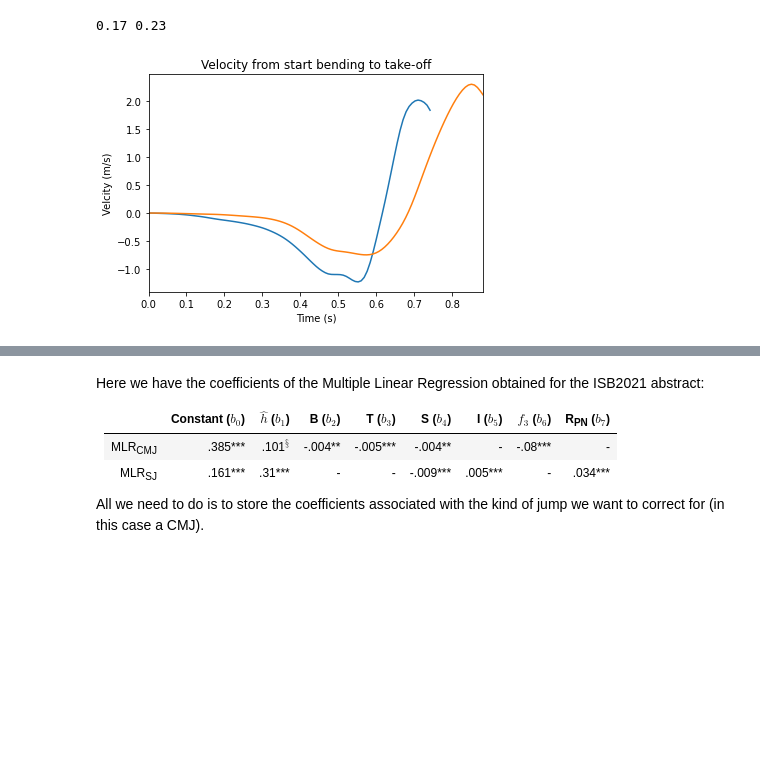
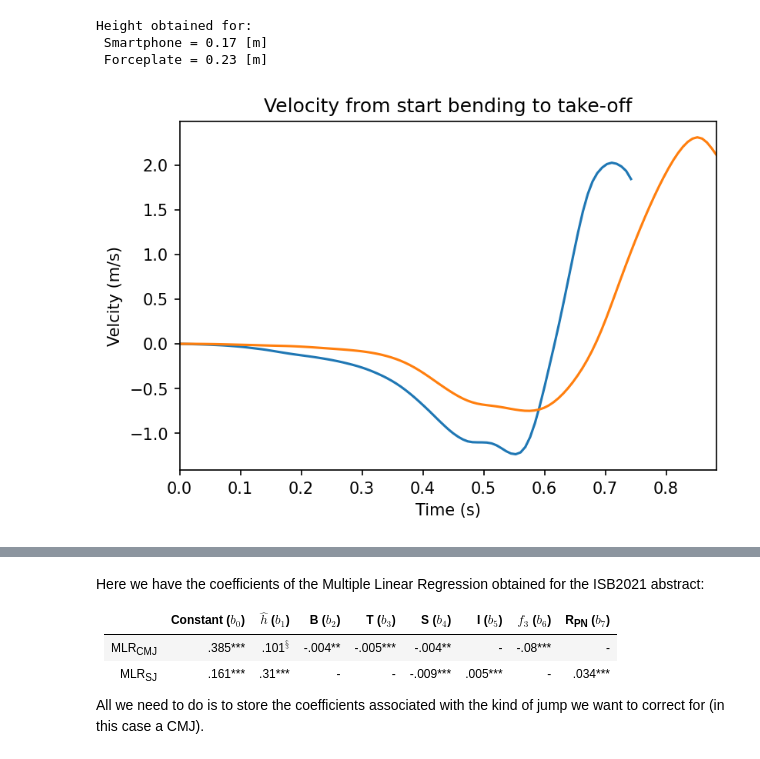
Before and after one commit to Maskul93/MLR_ISB2021, a Jupyter notebook: main.ipynb, the cells around one changed output, grey strips where cells are left out. Cells and saved outputs as stored; diff of their text form; code cells hidden in the pictures; blank space fills up the shorter version.

```diff
--- a/main.ipynb
+++ b/main.ipynb
@@ -181,3 +215,17 @@ def align_to_WRF(q, acc):
+# %%
+# Take-Off Velocity method for h computation
+def get_height(a_glob, sb, to, fs, plot):
+    L = to - sb    # Length of the acceleration to be considered
+    t = np.linspace(0, L/fs, num = L)    # Create the linspace time vector for the integration
+    v = integrate.cumtrapz(a_glob[sb:to], t, initial=0)    # Perform the integration
+
+    if plot == 1:
+        fig = plt.figure(1)
+        fig.dpi = 150
+        plt.plot(t,v)
+        plt.xlim([0,L/fs]), plt.title("Velocity from start bending to take-off"), plt.xlabel("Time (s)"), plt.ylabel("Velcity (m/s)")
+
+    return( ( 0.5 * np.square(v[-1]) ) / g )
 # %%
 ## -- Global Variables
 fs = 128
@@ -187,22 +235,24 @@ sb_sp, to_sp = 172, 267    # Start Bending and Take-Off time instant for smartph
 sb_fp, to_fp = 161, 274    # Start Bending and Take-Off time instant for forceplatform
 # %%
 ## -- Load the jump -- ##
-x = pd.read_csv('./data/cmj_smartphone.csv')
-xx = pd.read_csv('./data/cmj_forceplate.csv')
-a_fp = pd.DataFrame.to_numpy(xx['ay'])
+x1 = pd.read_csv('./data/cmj_smartphone.csv')
+x2 = pd.read_csv('./data/cmj_forceplate.csv')
+a_fp = pd.DataFrame.to_numpy(x2['ay'])
 
 ## -- Convert accelerometer and gyroscope to Numpy arrays
-acc_data = pd.DataFrame.to_numpy(x[['ax','ay','az']])
-gyr_data = pd.DataFrame.to_numpy(x[['gx','gy','gz']])
+acc_data = pd.DataFrame.to_numpy(x1[['ax','ay','az']])
+gyr_data = pd.DataFrame.to_numpy(x1[['gx','gy','gz']])
 
-r,p,y = my_cf(acc_data, gyr_data, fs, beta, 'rad')
+r,p,y = my_cf(acc_data, gyr_data, fs, beta)
 q = eul2quatern(r,p,y)
 a_glob = align_to_WRF(q, acc_data)
 np.savetxt("./data/a_glob.csv", a_glob, delimiter = ",")
 
 h_sp = round(get_height(a_glob, sb_sp, to_sp, fs, 1), 2)
 h_fp = round(get_height(a_fp, sb_fp, to_fp, fs, 1), 2)
-print(h_sp , h_fp)
+print("Height obtained for:\n " + "Smartphone = " + str(h_sp) + " [m]\n Forceplate = " + str(h_fp) + " [m]")
 # %% [output]
-0.17 0.23
+Height obtained for:
+ Smartphone = 0.17 [m]
+ Forceplate = 0.23 [m]
-[figure, old version]
+[figure, new version]
```
Also changed, not shown: parts of 10 cells of this notebook, 1 other file.
